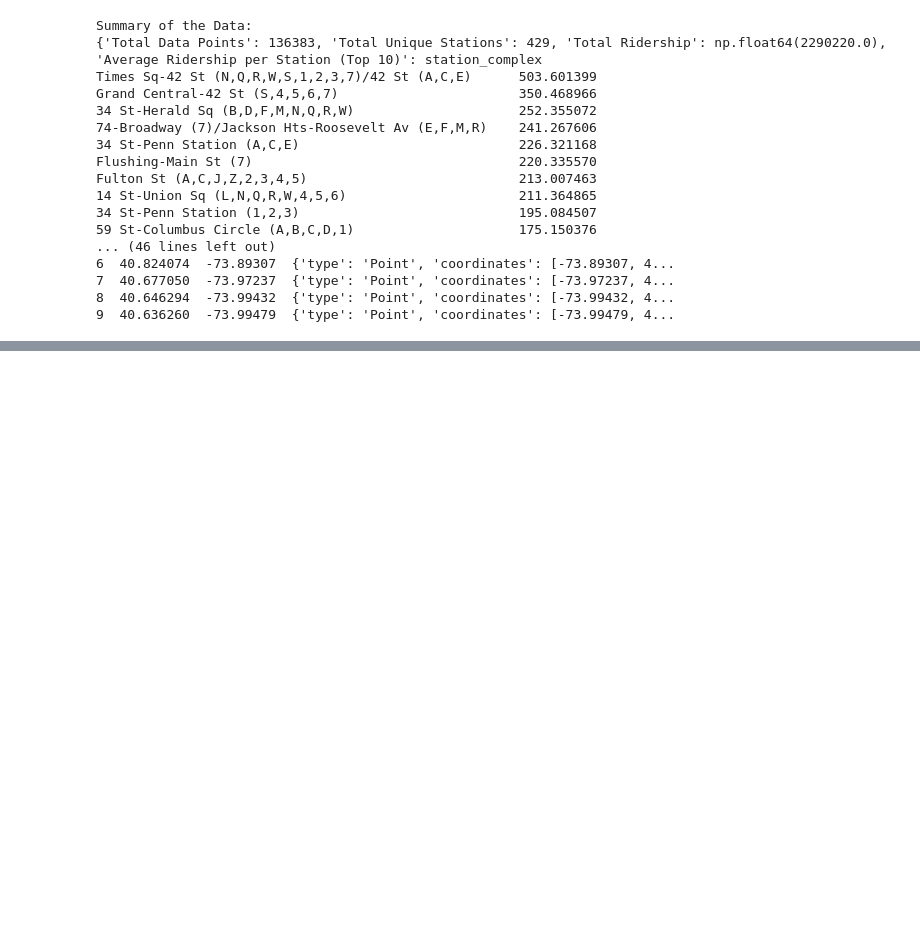
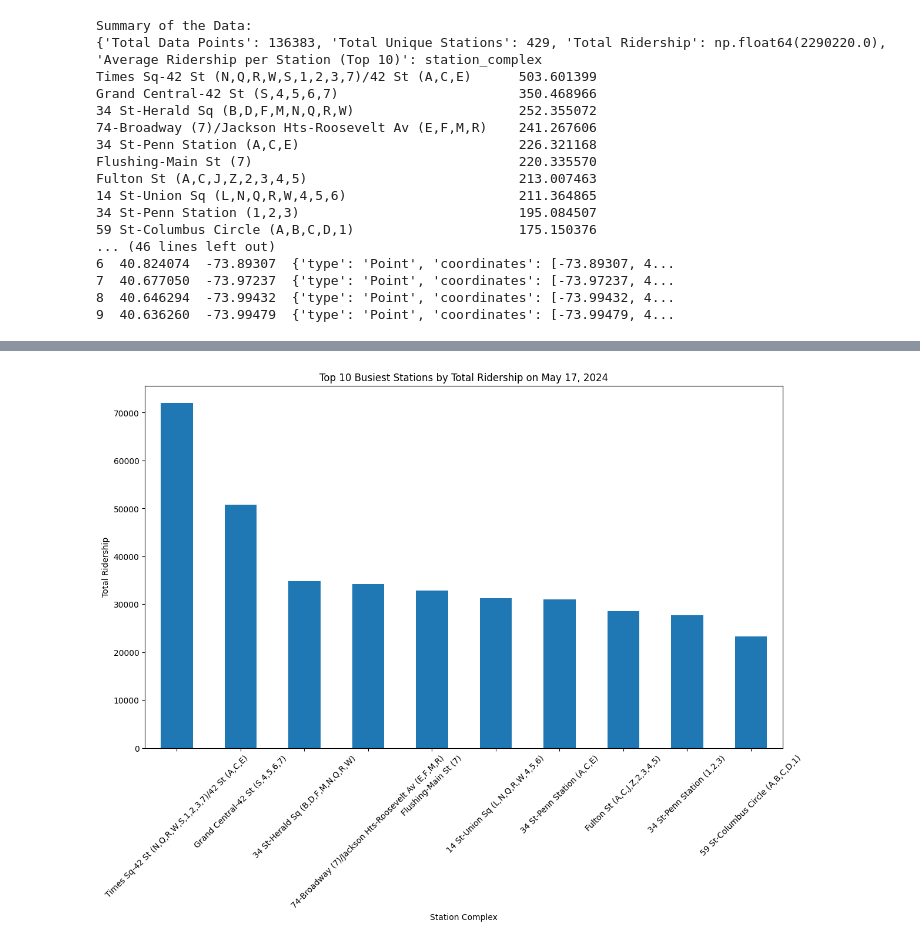
Before and after one commit to KrapaKarthik09/routesavvy-bigdata-project, a Jupyter notebook: notebooks/api_test.ipynb, the cells around one changed output, grey strips where cells are left out. Drawn from its saved outputs; the diff is of its cells as text; code cells hidden in the pictures; blank space fills up the shorter version.

```diff
--- a/notebooks/api_test.ipynb
+++ b/notebooks/api_test.ipynb
@@ -180,0 +184,14 @@ plt.show()
+# %%
+# Group by station and sum ridership
+station_ridership = complete_df.groupby("station_complex")["ridership"].sum().sort_values(ascending=False).head(10)
+
+# Plot the top 10 busiest stations
+plt.figure(figsize=(14, 8))
+station_ridership.plot(kind="bar")
+plt.title("Top 10 Busiest Stations by Total Ridership on May 17, 2024")
+plt.xlabel("Station Complex")
+plt.ylabel("Total Ridership")
+plt.xticks(rotation=45)
+plt.show()
+# %% [output]
+[figure, added]
```
Also changed, not shown: parts of 2 cells of this notebook, 1 other file.
